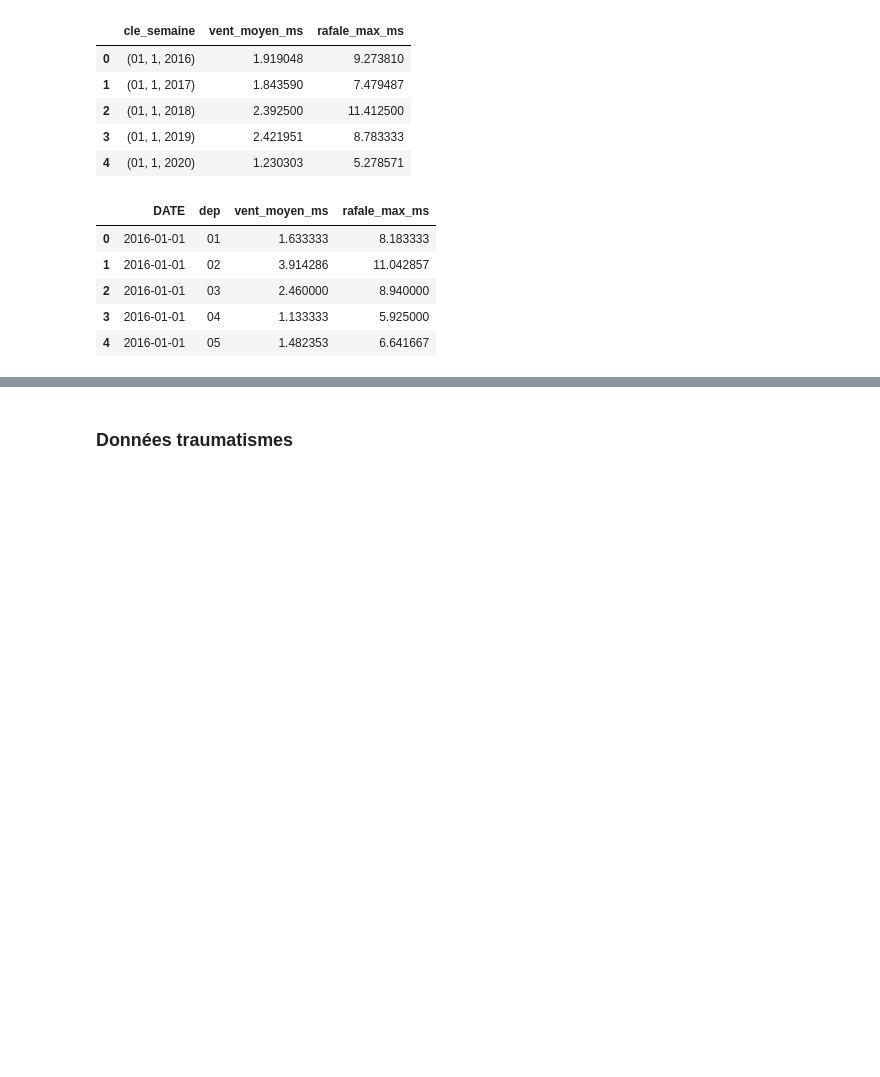
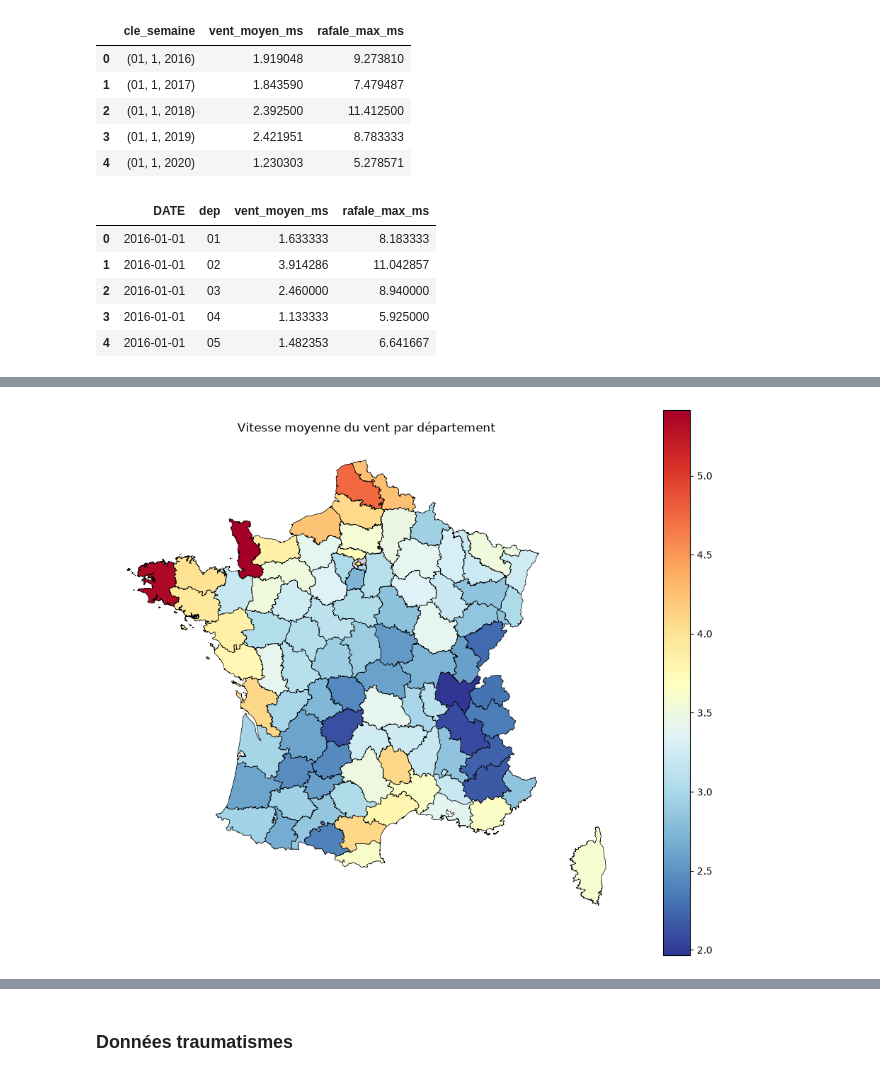
Before and after one commit to jadevalade2/projet_python_datascience_2AS1, a Jupyter notebook: rapport.ipynb, the cells around one changed output, grey strips where cells are left out. Drawn from its saved outputs; the diff is of its cells as text; code cells hidden in the pictures; blank space fills up the shorter version.

Commit message:
commentaire données météo

```diff
--- a/rapport.ipynb
+++ b/rapport.ipynb
@@ -109,0 +138,79 @@ meteo_jour.head()
+# %%
+%pip install "duckdb<2" --quiet
+
+# !pip install py7zr geopandas openpyxl tqdm s3fs ipywidgets --quiet
+# !pip install PyYAML --quiet
+# !pip install cartiflette --quiet
+
+
+import geopandas as gpd
+import matplotlib.pyplot as plt
+from cartiflette import carti_download
+
+donnee_vent_moyen_ms = meteoDF.groupby('dep')['vent_moyen_ms'].mean().reset_index()
+
+departements = carti_download(
+    values="France",
+    crs=4326,
+    borders="DEPARTEMENT",
+    vectorfile_format="geojson",
+    filter_by="FRANCE_ENTIERE",
+    source="EXPRESS-COG-CARTO-TERRITOIRE",
+    year=2022
+)
+departements = departements.drop(columns=["POPULATION"])
+
+### On fusionne les géométries des départments Corse
+corse = departements[departements["INSEE_DEP"].isin(["2A", "2B"])].dissolve()
+
+display(corse)
+
+### On corrige les données de corse
+
+corse["INSEE_DEP"] = "20"
+corse["LIBELLE_DEPARTEMENT"] = "Corse"
+
+display(corse)
+
+### On retire les deux anciennes lignes
+departements = departements[~departements["INSEE_DEP"].isin(["2A", "2B"])]
+
+
+### On intègre la Corse sous le code département 20
+departements = pd.concat(
+    [departements, corse],
+    ignore_index=True
+)
+
+
+departements_metropole = departements[departements["INSEE_DEP"].astype(int) <= 95]
+
+
+carte = departements_metropole.merge(
+    donnee_vent_moyen_ms,
+    left_on="INSEE_DEP",
+    right_on="dep",
+    how="left"
+
+)
+### On change le système de coordonnées en système Lambert-93
+
+carte = carte.to_crs(2154)
+display(carte.head())
+print(carte.info())
+
+
+carte.plot(
+    column="vent_moyen_ms",
+    cmap="RdYlBu_r",
+    legend=True,
+    edgecolor="black",
+    linewidth=0.5,
+    figsize=(12, 10),
+    missing_kwds={"color": "lightgrey"}
+)
+
+plt.title("Vitesse moyenne du vent par département")
+plt.axis("off")
+plt.show()
+# %% [output]
@@ -109,0 +243 @@ meteo_jour.head()
+[figure, added]
```
Also changed, not shown: parts of 14 cells of this notebook.
